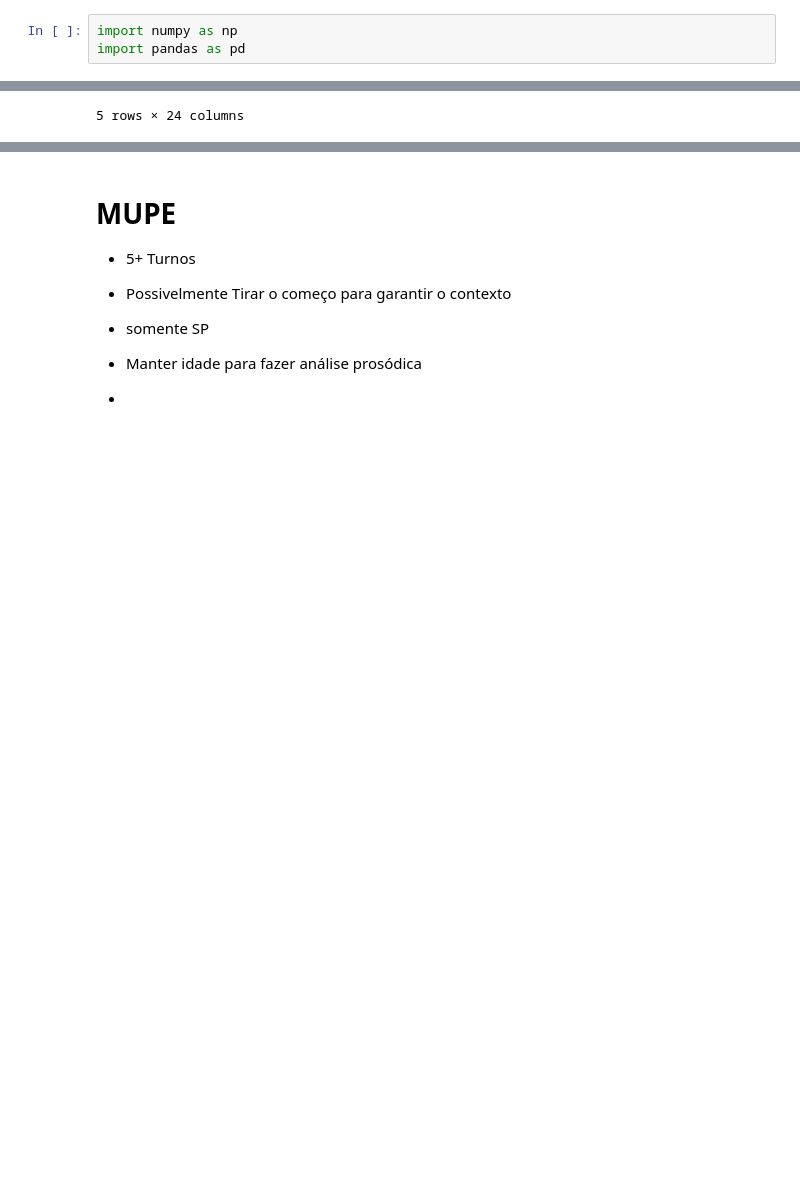
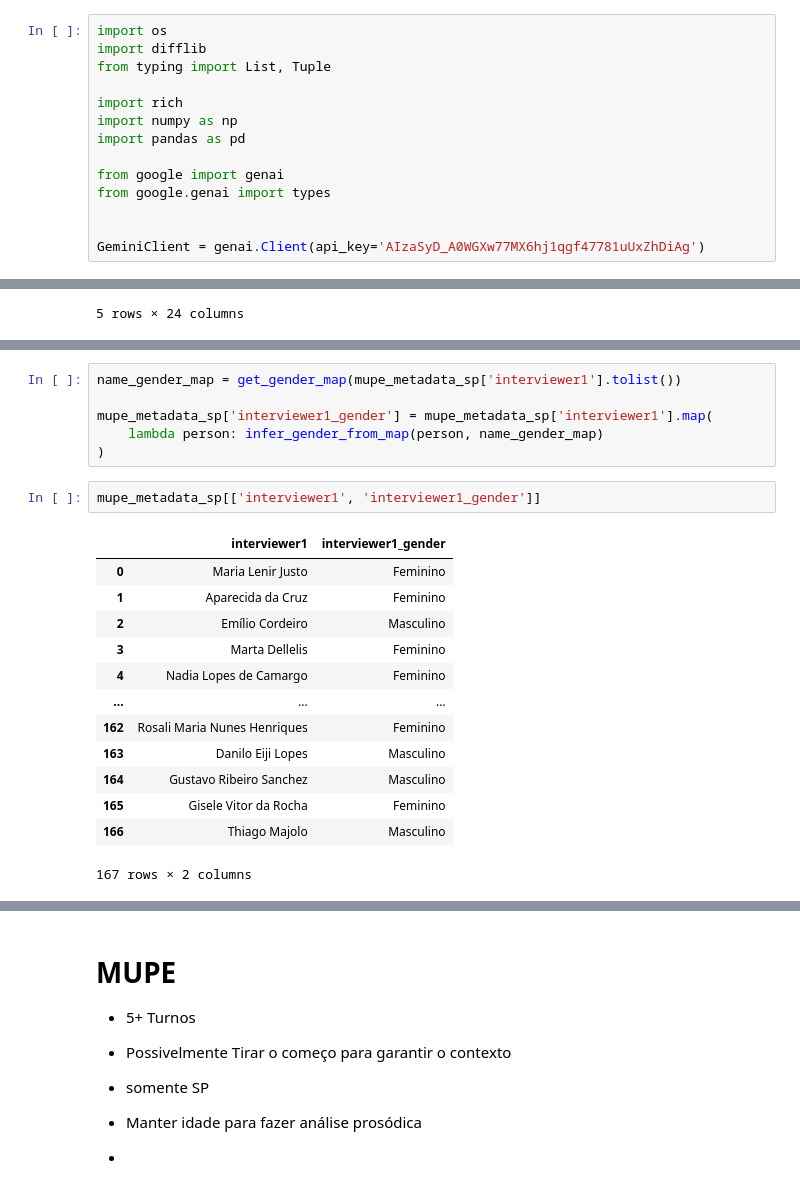
Before and after one commit to antonioMoreira/my-masters-degree, a Jupyter notebook: notebooks/mupe-dataset.ipynb, the cells around one changed output, grey strips where cells are left out. Saved outputs shown, nothing was run; the diff lists cells and outputs as text; blank space fills up the shorter version.

```diff
--- a/notebooks/mupe-dataset.ipynb
+++ b/notebooks/mupe-dataset.ipynb
@@ -24,6 +44,17 @@ MUPE
 # %%
+import os
+import difflib
+from typing import List, Tuple
+
+import rich
 import numpy as np
 import pandas as pd
+
+from google import genai
+from google.genai import types
+
+
+GeminiClient = genai.Client(api_key='AIzaSyD_A0WGXw77MX6hj1qgf47781uUxZhDiAg')
 # %% [markdown]
 # Opening train dataset
 # %%
@@ -175,0 +201,22 @@ audio_901 = mupe_v4[mupe_v4['audio_id'] == 901]
+# %%
+name_gender_map = get_gender_map(mupe_metadata_sp['interviewer1'].tolist())
+
+mupe_metadata_sp['interviewer1_gender'] = mupe_metadata_sp['interviewer1'].map(
+    lambda person: infer_gender_from_map(person, name_gender_map)
+)
+# %%
+mupe_metadata_sp[['interviewer1', 'interviewer1_gender']]
+# %% [output]
+|  | interviewer1 | interviewer1_gender |
+| 0 | Maria Lenir Justo | Feminino |
+| 1 | Aparecida da Cruz | Feminino |
+| 2 | Emílio Cordeiro | Masculino |
+| 3 | Marta Dellelis | Feminino |
+| 4 | Nadia Lopes de Camargo | Feminino |
+| ... | ... | ... |
+| 162 | Rosali Maria Nunes Henriques | Feminino |
+| 163 | Danilo Eiji Lopes | Masculino |
+| 164 | Gustavo Ribeiro Sanchez | Masculino |
+| 165 | Gisele Vitor da Rocha | Feminino |
+| 166 | Thiago Majolo | Masculino |
+167 rows × 2 columns
```
Also changed, not shown: parts of 24 cells of this notebook, 2 other files.
